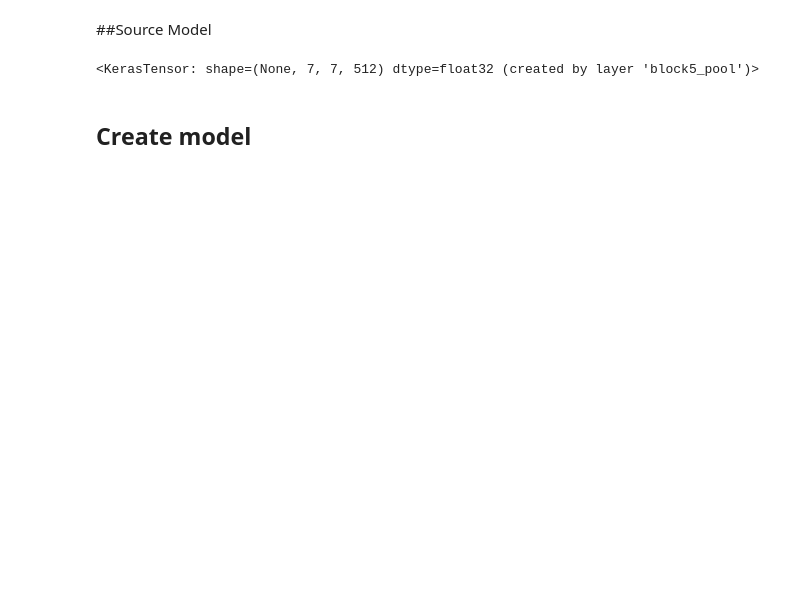
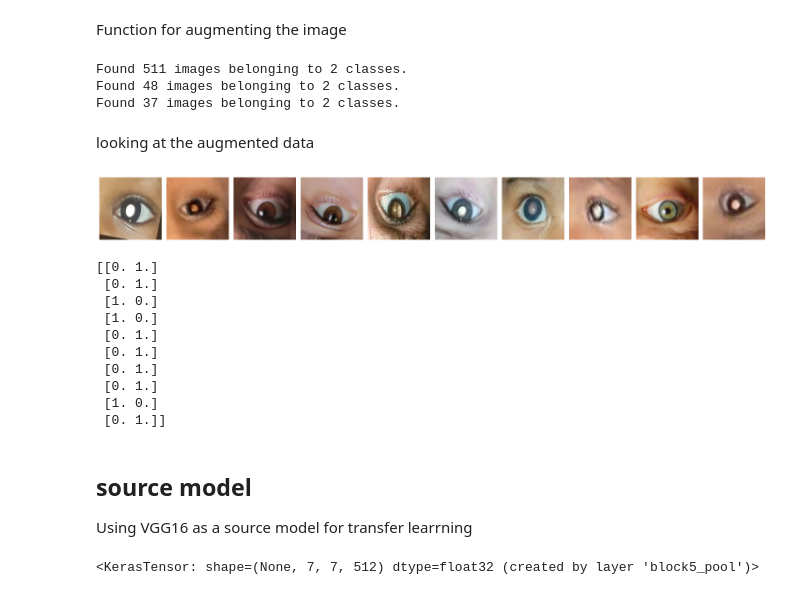
Before and after one commit to hugomuhammad/MachineLearning-ClearVis, a Jupyter notebook: Retinoblastoma_Detection.ipynb, the cells around one changed output. Cells and saved outputs as stored; diff of their text form; code cells hidden in the pictures; blank space fills up the shorter version.

```diff
--- a/Retinoblastoma_Detection.ipynb
+++ b/Retinoblastoma_Detection.ipynb
@@ -109,5 +75,72 @@ Found 40 images belonging to 2 classes.
-# %% [markdown]
-##Source Model
+# %% [markdown]
+Function for augmenting the image
+# %%
+ #use class_mode = 'categorical' if want to use multiclass classification'
+ #use class_mode = 'binary' if want to use binary class classification
+
+def data_augment(train_datagen, class_mode='categorical'):
+
+  train_generator = train_datagen.flow_from_directory(
+          train_dir,  # this is the target directory
+          target_size=(224, 224),  # set image size to 224x224 for input
+          batch_size=24, # set batch size to 24
+          class_mode= class_mode # set to 'categorical' if want to use multiclass output
+          )
+
+  validation_generator = train_datagen.flow_from_directory(
+          validation_dir,
+          target_size=(224, 224),
+          batch_size=24,
+          class_mode= class_mode
+          )
+
+  test_generator = train_datagen.flow_from_directory(
+           test_dir,
+           target_size=(224, 224),
+           batch_size=24,
+           class_mode=class_mode
+           )
+
+  return train_generator, validation_generator, test_generator
+
+train_generator, validation_generator, test_generator = data_augment(train_datagen, 'categorical')
+# %% [output]
+Found 511 images belonging to 2 classes.
+Found 48 images belonging to 2 classes.
+Found 37 images belonging to 2 classes.
+# %% [markdown]
+looking at the augmented data
+# %%
+img, labels = next(train_generator)
+
+#function for plotting images
+def plot_images(images_arr):
+    fig, axes = plt.subplots(1, 10, figsize=(20, 20))
+    axes = axes.flatten()
+    for img, ax in zip(images_arr, axes):
+        ax.imshow(img)
+        ax.axis('off')
+    plt.tight_layout()
+    plt.show()
+
+plot_images(img)
+print(labels[0:10])
+# %% [output]
+[figure, added]
+[[0. 1.]
+ [0. 1.]
+ [1. 0.]
+ [1. 0.]
+ [0. 1.]
+ [0. 1.]
+ [0. 1.]
+ [0. 1.]
+ [1. 0.]
+ [0. 1.]]
+# %% [markdown]
+## source model
+
+Using VGG16 as a source model for transfer learrning
 # %%
 from tensorflow.keras.applications.vgg16 import VGG16
 
@@ -120,5 +154,3 @@ last_output = last_layer.output
 last_output
 # %% [output]
 <KerasTensor: shape=(None, 7, 7, 512) dtype=float32 (created by layer 'block5_pool')>
-# %% [markdown]
-## Create model
```
Also changed, not shown: parts of 78 cells of this notebook.
